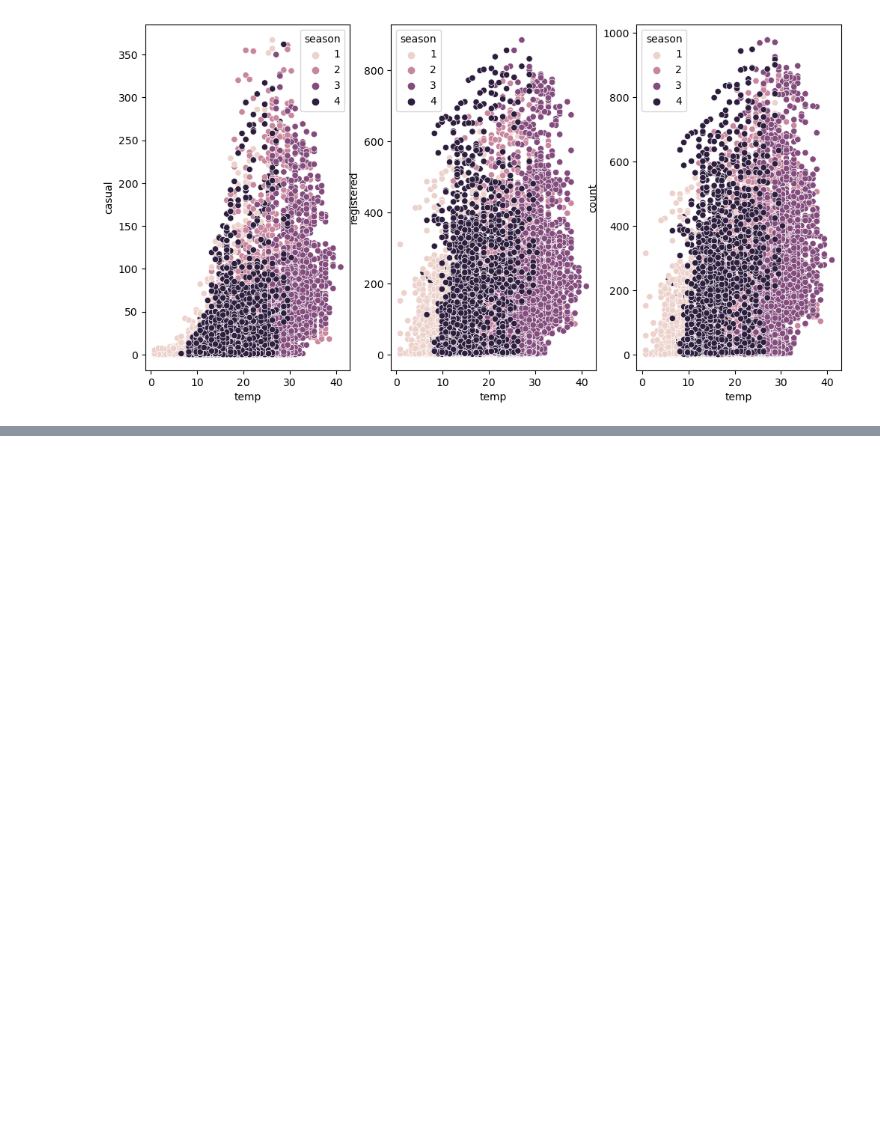
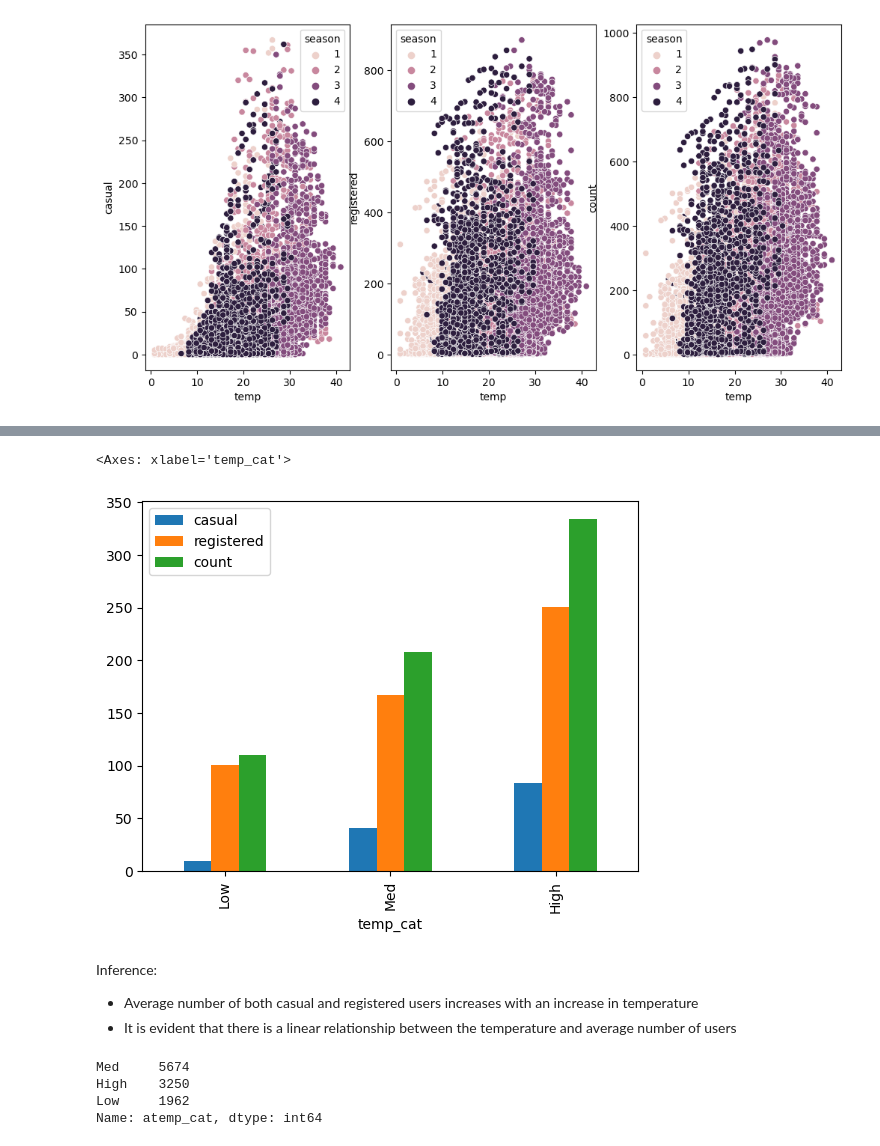
Before and after one commit to muthuganeshece/Business-Case-Study, a Jupyter notebook: Yulu/Notebook/Yulu_HypothesisTesting.ipynb, the cells around one changed output, grey strips where cells are left out. Cells and saved outputs as stored; diff of their text form; code cells hidden in the pictures; blank space fills up the shorter version.

```diff
--- a/Yulu/Notebook/Yulu_HypothesisTesting.ipynb
+++ b/Yulu/Notebook/Yulu_HypothesisTesting.ipynb
@@ -396,0 +473,19 @@ plt.hist(data['windspeed'], bins = 10)
+# %%
+data.groupby('temp_cat')[['casual', 'registered', 'count']].mean().plot(kind='bar')
+# %% [output]
+<Axes: xlabel='temp_cat'>
+[figure, added]
+# %% [markdown]
+Inference:
+- Average number of both casual and registered users increases with an increase in temperature
+- It is evident that there is a linear relationship between the temperature and average number of users
+# %%
+bins = [0, 15, 30, 50]
+label = ['Low', 'Med', 'High']
+data['atemp_cat'] = pd.cut(data['atemp'], bins=bins, labels=label)
+data['atemp_cat'].value_counts()
+# %% [output]
+Med     5674
+High    3250
+Low     1962
+Name: atemp_cat, dtype: int64
```
Also changed, not shown: parts of 25 cells of this notebook.
